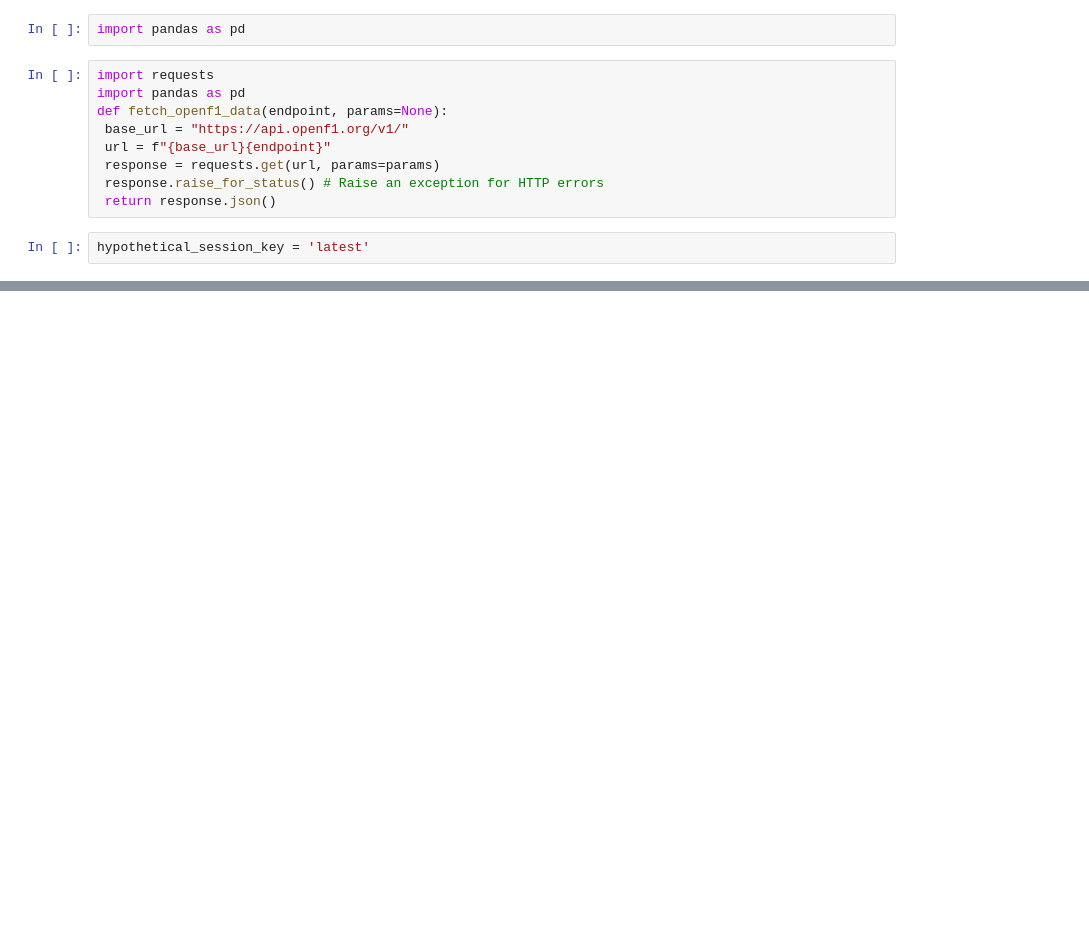
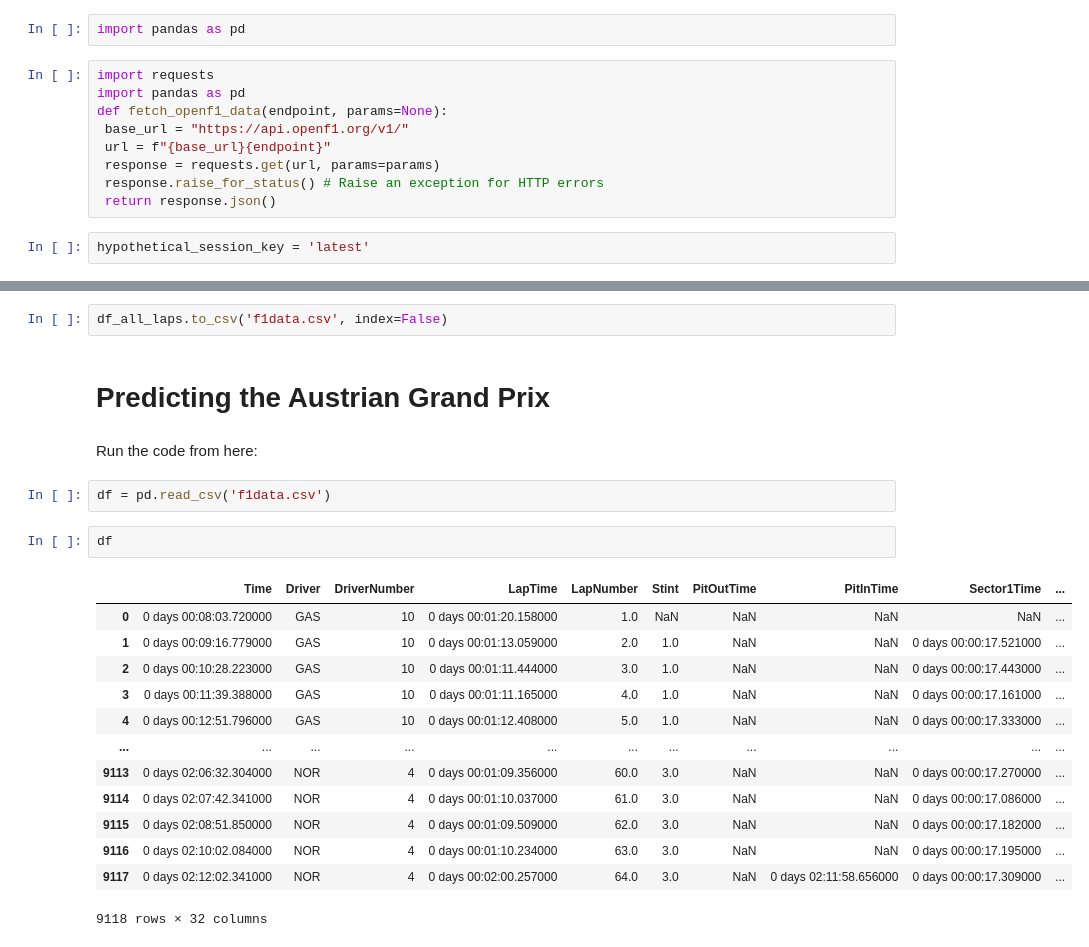
Before and after one commit to gautumsvp7/f1-predictor, a Jupyter notebook: f1_predict.ipynb, the cells around one changed output, grey strips where cells are left out. Drawn from its saved outputs; the diff is of its cells as text; blank space fills up the shorter version.

```diff
--- a/f1_predict.ipynb
+++ b/f1_predict.ipynb
@@ -95,0 +140,24 @@ IndentationError: unexpected indent (1116258840.py, line 5)
+# %%
+df_all_laps.to_csv('f1data.csv', index=False)
+# %% [markdown]
+# Predicting the Austrian Grand Prix
+# %% [markdown]
+Run the code from here:
+# %%
+df = pd.read_csv('f1data.csv')
+# %%
+df
+# %% [output]
+|  | Time | Driver | DriverNumber | LapTime | LapNumber | Stint | PitOutTime | PitInTime | Sector1Time | ... |
+| 0 | 0 days 00:08:03.720000 | GAS | 10 | 0 days 00:01:20.158000 | 1.0 | NaN | NaN | NaN | NaN | ... |
+| 1 | 0 days 00:09:16.779000 | GAS | 10 | 0 days 00:01:13.059000 | 2.0 | 1.0 | NaN | NaN | 0 days 00:00:17.521000 | ... |
+| 2 | 0 days 00:10:28.223000 | GAS | 10 | 0 days 00:01:11.444000 | 3.0 | 1.0 | NaN | NaN | 0 days 00:00:17.443000 | ... |
+| 3 | 0 days 00:11:39.388000 | GAS | 10 | 0 days 00:01:11.165000 | 4.0 | 1.0 | NaN | NaN | 0 days 00:00:17.161000 | ... |
+| 4 | 0 days 00:12:51.796000 | GAS | 10 | 0 days 00:01:12.408000 | 5.0 | 1.0 | NaN | NaN | 0 days 00:00:17.333000 | ... |
+| ... | ... | ... | ... | ... | ... | ... | ... | ... | ... | ... |
+| 9113 | 0 days 02:06:32.304000 | NOR | 4 | 0 days 00:01:09.356000 | 60.0 | 3.0 | NaN | NaN | 0 days 00:00:17.270000 | ... |
+| 9114 | 0 days 02:07:42.341000 | NOR | 4 | 0 days 00:01:10.037000 | 61.0 | 3.0 | NaN | NaN | 0 days 00:00:17.086000 | ... |
+| 9115 | 0 days 02:08:51.850000 | NOR | 4 | 0 days 00:01:09.509000 | 62.0 | 3.0 | NaN | NaN | 0 days 00:00:17.182000 | ... |
+| 9116 | 0 days 02:10:02.084000 | NOR | 4 | 0 days 00:01:10.234000 | 63.0 | 3.0 | NaN | NaN | 0 days 00:00:17.195000 | ... |
+| 9117 | 0 days 02:12:02.341000 | NOR | 4 | 0 days 00:02:00.257000 | 64.0 | 3.0 | NaN | 0 days 02:11:58.656000 | 0 days 00:00:17.309000 | ... |
+9118 rows × 32 columns
```
Also changed, not shown: parts of 7 cells of this notebook, 1 other file.
